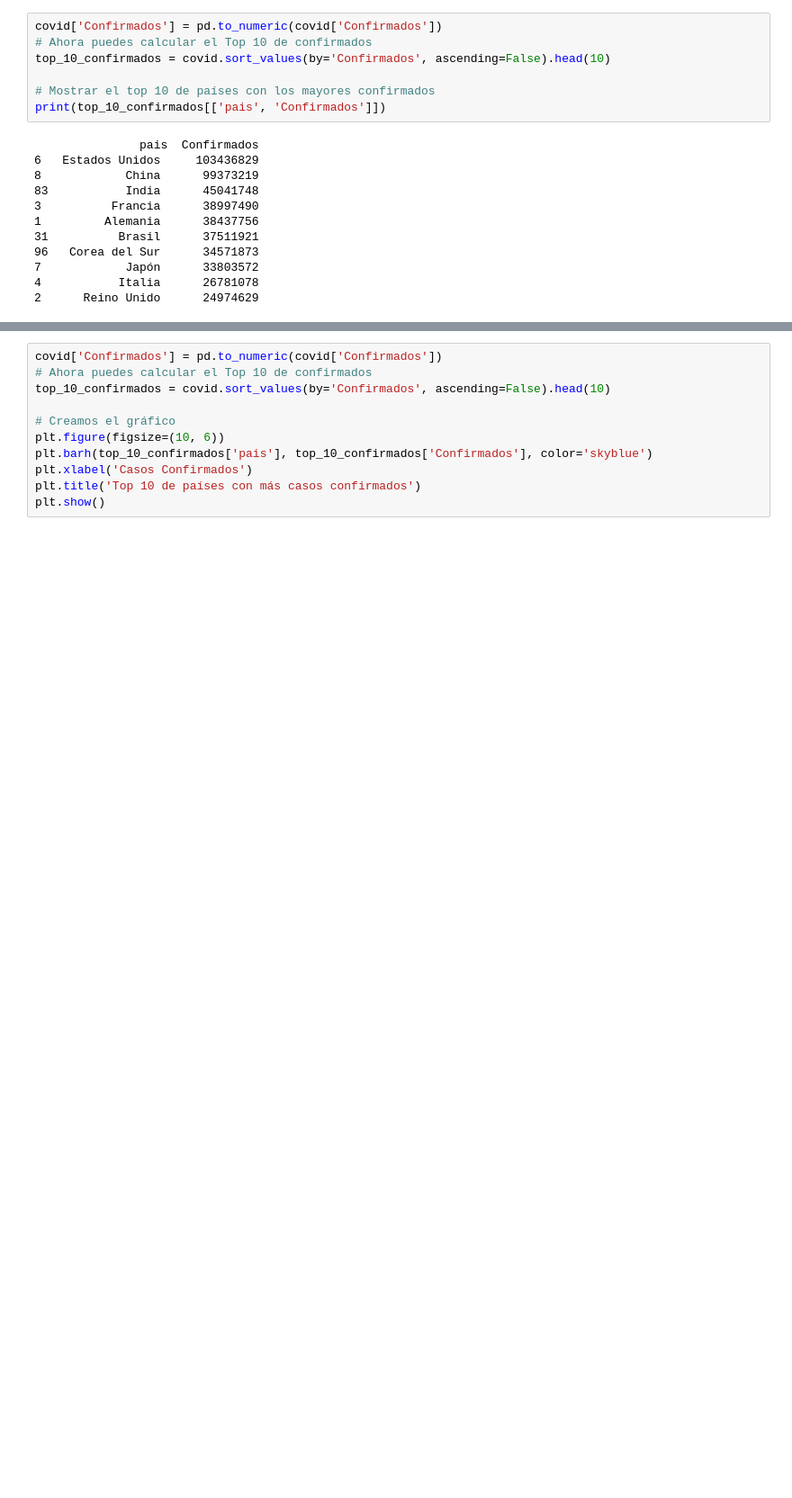
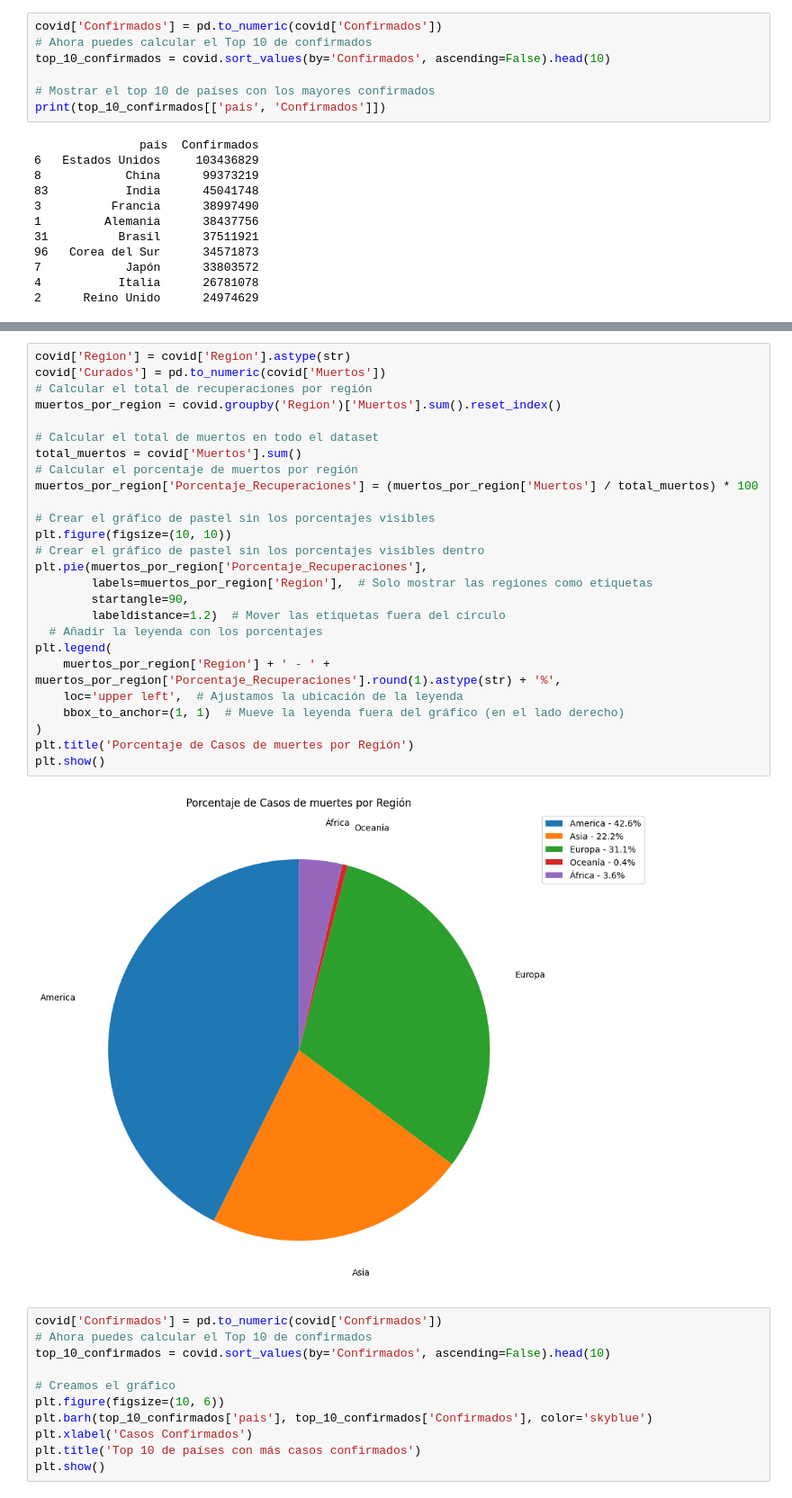
Before and after one commit to billyjoel02/EDA, a Jupyter notebook: covid.ipynb, the cells around one changed output, grey strips where cells are left out. Shown: that part at 90% size. Drawn from its saved outputs; the diff is of its cells as text; blank space fills up the shorter version.

```diff
--- a/covid.ipynb
+++ b/covid.ipynb
@@ -328,3 +344,31 @@ covid.head(3)
+# %%
+covid['Region'] = covid['Region'].astype(str)
+covid['Curados'] = pd.to_numeric(covid['Muertos'])
+# Calcular el total de recuperaciones por región
+muertos_por_region = covid.groupby('Region')['Muertos'].sum().reset_index()
+
+# Calcular el total de muertos en todo el dataset
+total_muertos = covid['Muertos'].sum()
+# Calcular el porcentaje de muertos por región
+muertos_por_region['Porcentaje_Recuperaciones'] = (muertos_por_region['Muertos'] / total_muertos) * 100
+
+# Crear el gráfico de pastel sin los porcentajes visibles
+plt.figure(figsize=(10, 10))
+# Crear el gráfico de pastel sin los porcentajes visibles dentro
+plt.pie(muertos_por_region['Porcentaje_Recuperaciones'],
+        labels=muertos_por_region['Region'],  # Solo mostrar las regiones como etiquetas
+        startangle=90,
+        labeldistance=1.2)  # Mover las etiquetas fuera del círculo
+  # Añadir la leyenda con los porcentajes
+plt.legend(
+    muertos_por_region['Region'] + ' - ' + muertos_por_region['Porcentaje_Recuperaciones'].round(1).astype(str) + '%',
+    loc='upper left',  # Ajustamos la ubicación de la leyenda
+    bbox_to_anchor=(1, 1)  # Mueve la leyenda fuera del gráfico (en el lado derecho)
+)
+plt.title('Porcentaje de Casos de muertes por Región')
+plt.show()
+# %% [output]
+[figure, added]
 # %%
 covid['Confirmados'] = pd.to_numeric(covid['Confirmados'])
 # Ahora puedes calcular el Top 10 de confirmados
```
Also changed, not shown: parts of 14 cells of this notebook.
